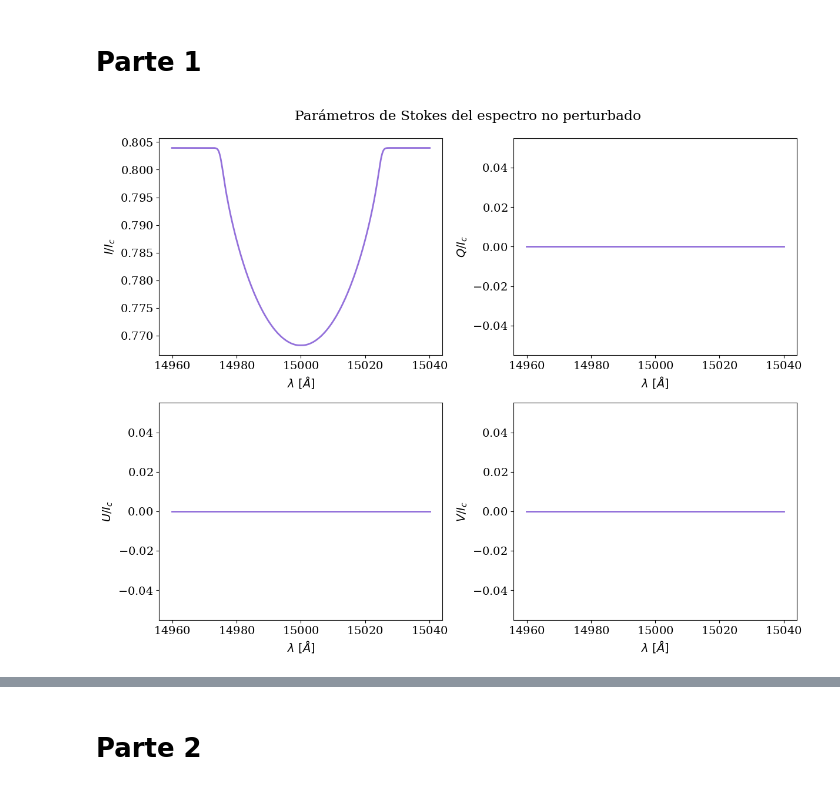
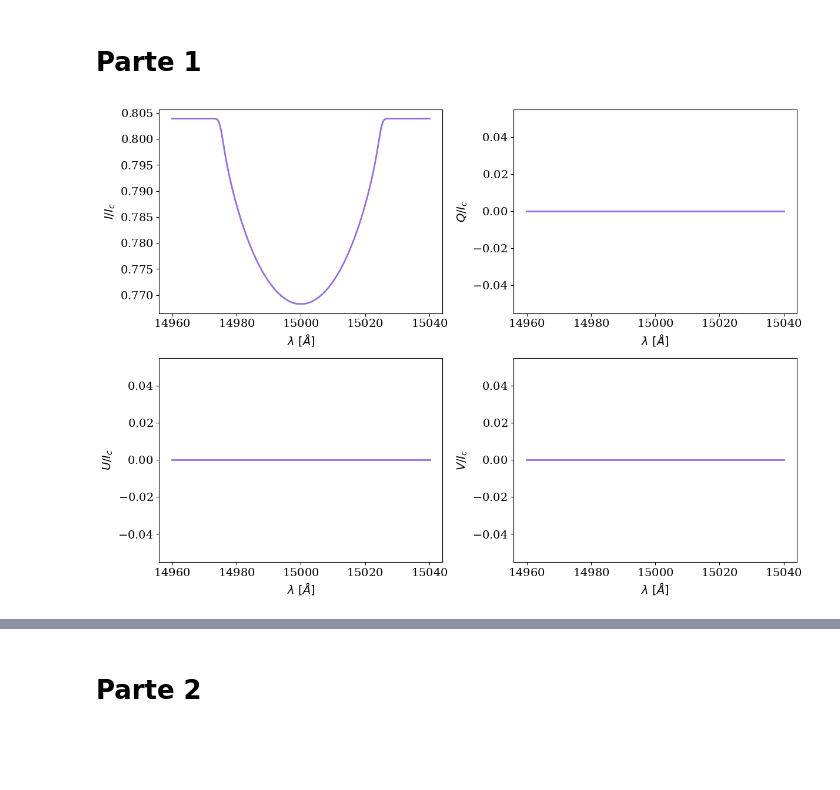
Before and after one commit to catperdomo/espec_project, a Jupyter notebook: code.ipynb, the cells around one changed output, grey strips where cells are left out. Drawn from its saved outputs; the diff is of its cells as text; code cells hidden in the pictures; blank space fills up the shorter version.

Commit message:
Modified code and added more plots and animations

```diff
--- a/code.ipynb
+++ b/code.ipynb
@@ -51,25 +51,24 @@ f.close()
 # %% [markdown]
 # Funciones para plotear y animar
 # %%
-def plot(nrows, ncols, x, y, mrk, xlabels, ylabels, title, name):
+def plot(nrows, ncols, x, y, fig, wspace, mrk, xlabels, ylabels, name):
     n = nrows * ncols
 
     if n > 1:
         #Crea figura y subplots
-        f, ax = plt.subplots(nrows, ncols, figsize=(14, 10))
+        f, ax = plt.subplots(nrows, ncols, figsize=fig)
         ax = ax.flatten()
         for i in range(n):
             ax[i].plot(x, y[i], mrk, color='mediumpurple', lw = 2)
             ax[i].set_xlabel(xlabels[i])
             ax[i].set_ylabel(ylabels[i])
     else:
-        f, ax = plt.subplots(nrows, ncols, figsize=(8, 6))
+        f, ax = plt.subplots(nrows, ncols, figsize=fig)
         ax.plot(x, y, mrk, color='mediumpurple', lw=2)
         ax.set_xlabel(xlabels)
         ax.set_ylabel(ylabels)
 
-    plt.suptitle(title)
-    plt.subplots_adjust(wspace=0.25, hspace=0.22, top=0.93)
+    plt.subplots_adjust(wspace=wspace, hspace=0.22)
 
     plt.savefig(name + '.png', format = 'png')
     plt.show()
@@ -124,11 +123,10 @@ def anima(dt_show, nt, x, y, ylim, xlabels, ylabels, title, name):
 # %%
 #Plot de parámetros de Stokes del espectro no perturbado
 xlabels = [r'$\lambda \ [\AA]$', r'$\lambda \ [\AA]$', r'$\lambda \ [\AA]$', r'$\lambda \ [\AA]$']
 ylabels = [r'$I/I_c$', r'$Q/I_c$', r'$U/I_c$', r'$V/I_c$']
 
-plot(nrows=2, ncols=2, x=wave, y=Stokes_0, mrk='-', xlabels=xlabels, ylabels=ylabels,\
-           title=r'Parámetros de Stokes del espectro no perturbado', name='Stokes_0');
+plot(nrows=2, ncols=2, x=wave, y=Stokes_0, fig=(14, 10), wspace=0.25, mrk='-', xlabels=xlabels, ylabels=ylabels, name='Stokes_0');
 # %% [output]
-[figure, old version]
+[figure, new version]
 # %%
 #Plot de parámetros de Stokes del espectro observado a t = 21
```
Also changed, not shown: parts of 46 cells of this notebook, 19 other files.
